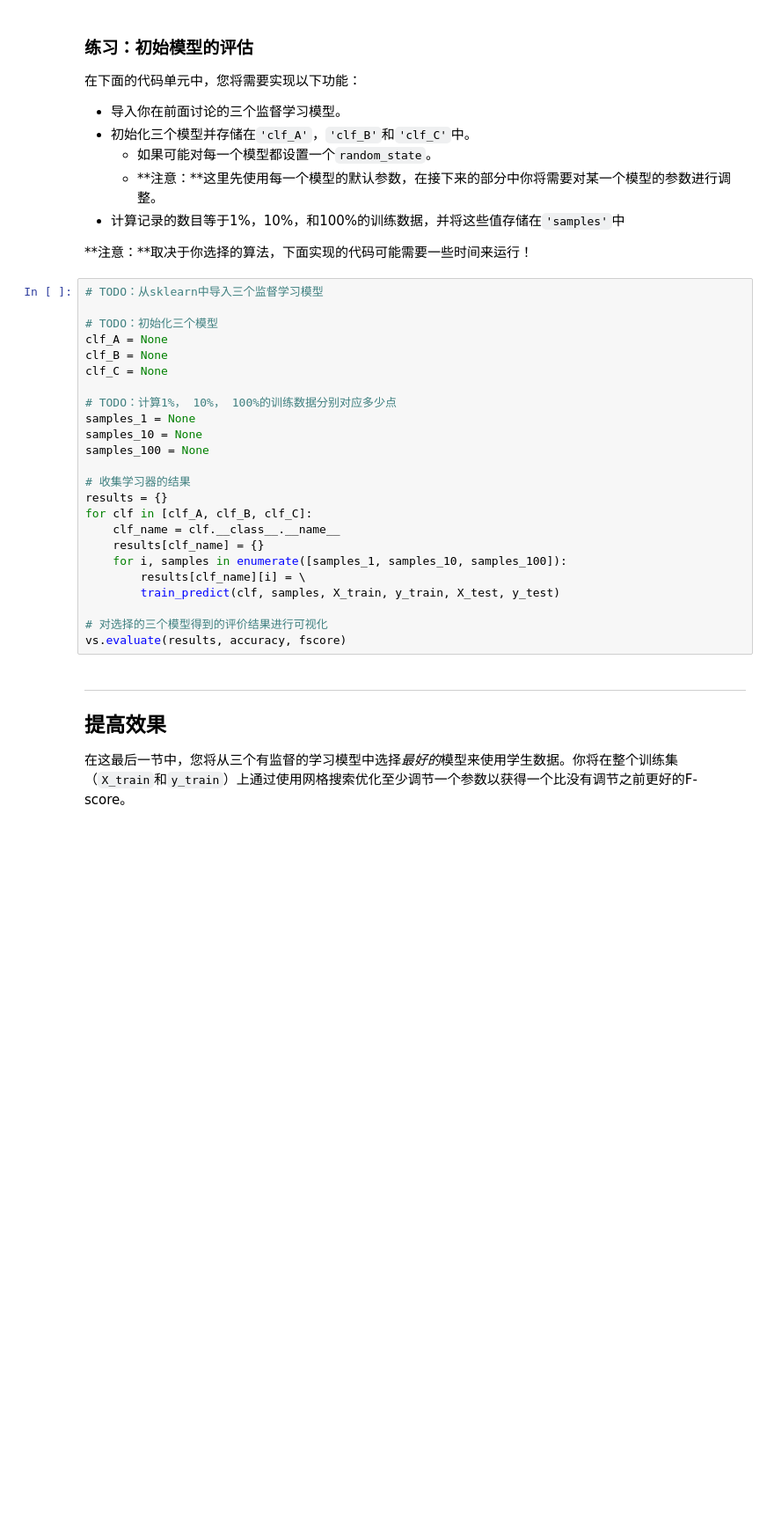
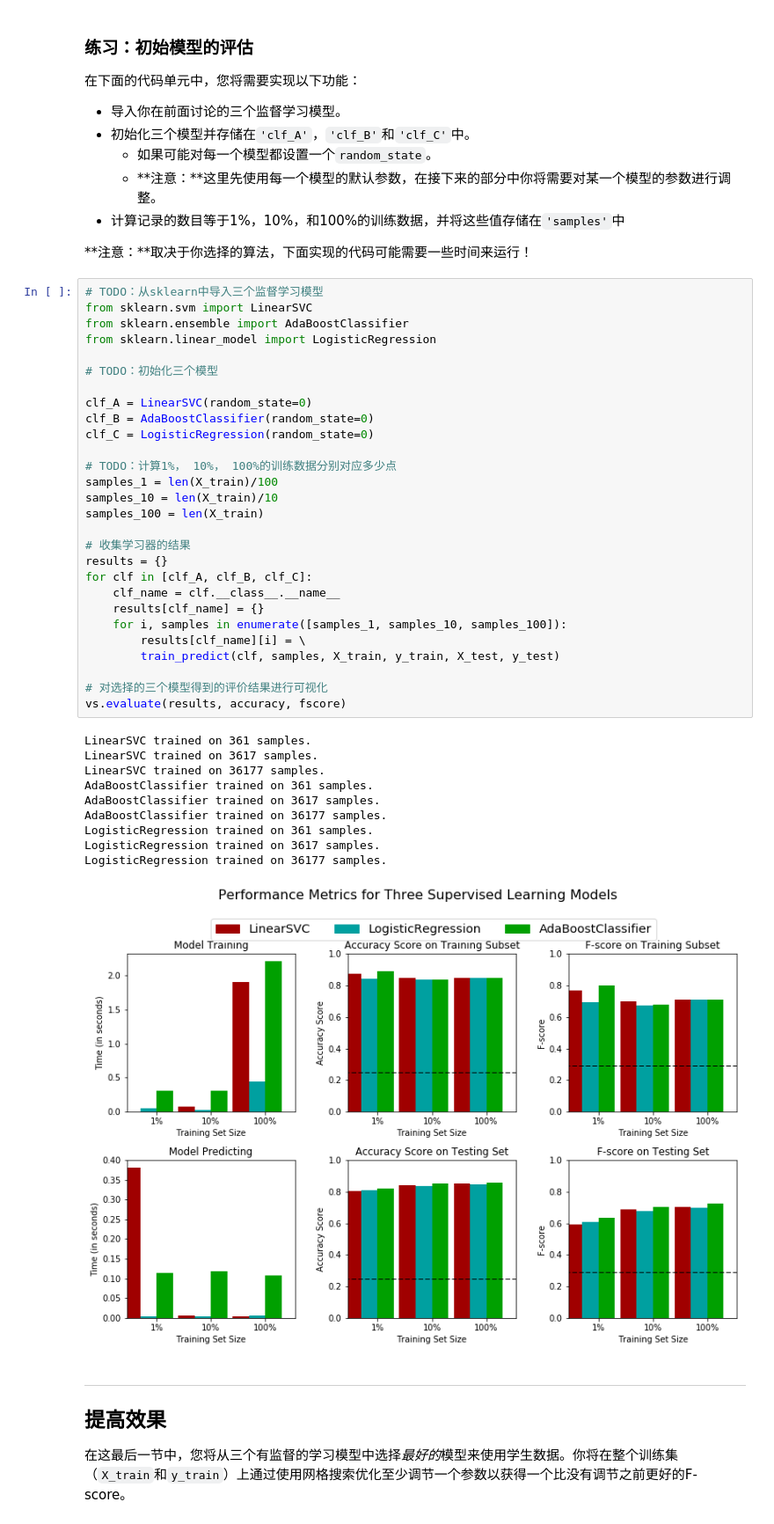
Before and after one commit to yaonphy/finding_donors, a Jupyter notebook: finding_donors.ipynb, the cells around one changed output. Shown at 88% size. Drawn from its saved outputs; the diff is of its cells as text; blank space fills up the shorter version.

```diff
--- a/finding_donors.ipynb
+++ b/finding_donors.ipynb
@@ -297,28 +311,43 @@ def train_predict(learner, sample_size, X_train, y_train, X_test, y_test):
 **注意：**取决于你选择的算法，下面实现的代码可能需要一些时间来运行！
 # %%
 # TODO：从sklearn中导入三个监督学习模型
+from sklearn.svm import LinearSVC
+from sklearn.ensemble import AdaBoostClassifier
+from sklearn.linear_model import LogisticRegression
 
 # TODO：初始化三个模型
-clf_A = None
-clf_B = None
-clf_C = None
+
+clf_A = LinearSVC(random_state=0)
+clf_B = AdaBoostClassifier(random_state=0)
+clf_C = LogisticRegression(random_state=0)
 
 # TODO：计算1%， 10%， 100%的训练数据分别对应多少点
-samples_1 = None
-samples_10 = None
-samples_100 = None
+samples_1 = len(X_train)/100
+samples_10 = len(X_train)/10
+samples_100 = len(X_train)
 
 # 收集学习器的结果
 results = {}
 for clf in [clf_A, clf_B, clf_C]:
     clf_name = clf.__class__.__name__
     results[clf_name] = {}
     for i, samples in enumerate([samples_1, samples_10, samples_100]):
         results[clf_name][i] = \
         train_predict(clf, samples, X_train, y_train, X_test, y_test)
 
 # 对选择的三个模型得到的评价结果进行可视化
 vs.evaluate(results, accuracy, fscore)
+# %% [output]
+LinearSVC trained on 361 samples.
+LinearSVC trained on 3617 samples.
+LinearSVC trained on 36177 samples.
+AdaBoostClassifier trained on 361 samples.
+AdaBoostClassifier trained on 3617 samples.
+AdaBoostClassifier trained on 36177 samples.
+LogisticRegression trained on 361 samples.
+LogisticRegression trained on 3617 samples.
+LogisticRegression trained on 36177 samples.
+[figure, added]
 # %% [markdown]
 ----
 ## 提高效果
```
Also changed, not shown: parts of 17 cells of this notebook.
